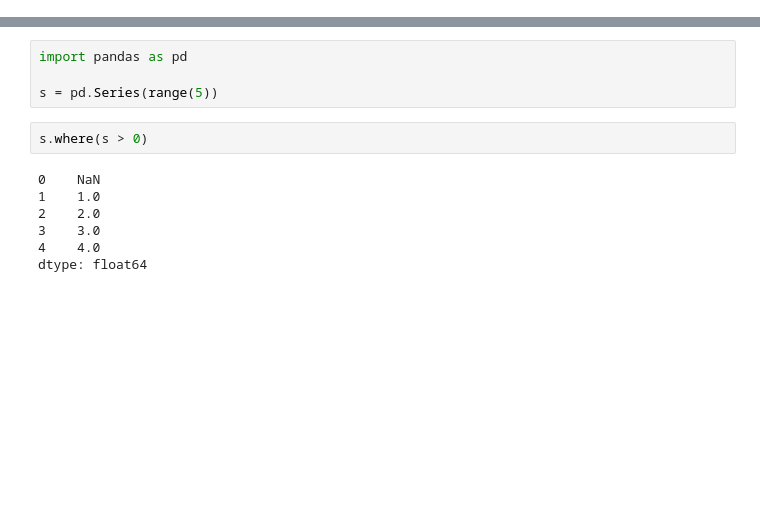
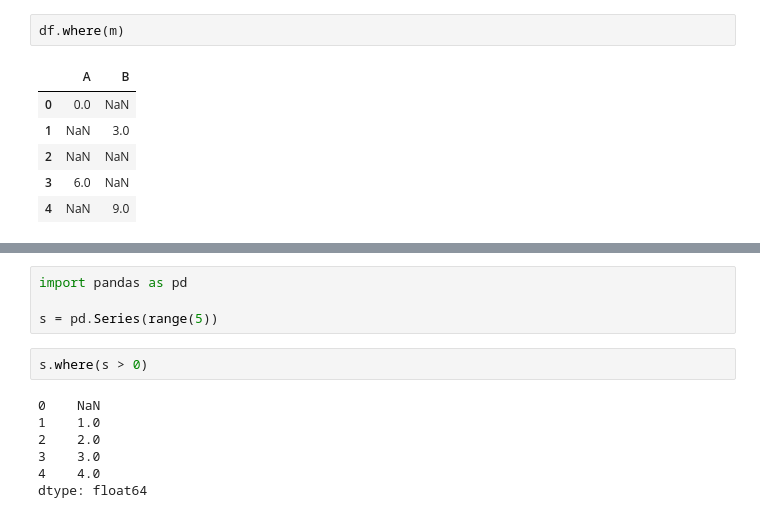
Before and after one commit to ai7dnn/day-code, a Jupyter notebook: 20240112-fri-pd-where.ipynb, the cells around one changed output, grey strips where cells are left out. Saved outputs shown, nothing was run; the diff lists cells and outputs as text; blank space fills up the shorter version.

```diff
--- a/20240112-fri-pd-where.ipynb
+++ b/20240112-fri-pd-where.ipynb
@@ -0,0 +200,9 @@
+# %%
+df.where(m)
+# %% [output]
+|  | A | B |
+| 0 | 0.0 | NaN |
+| 1 | NaN | 3.0 |
+| 2 | NaN | NaN |
+| 3 | 6.0 | NaN |
+| 4 | NaN | 9.0 |
```
Also changed, not shown: parts of 37 cells of this notebook, 2 other files.
